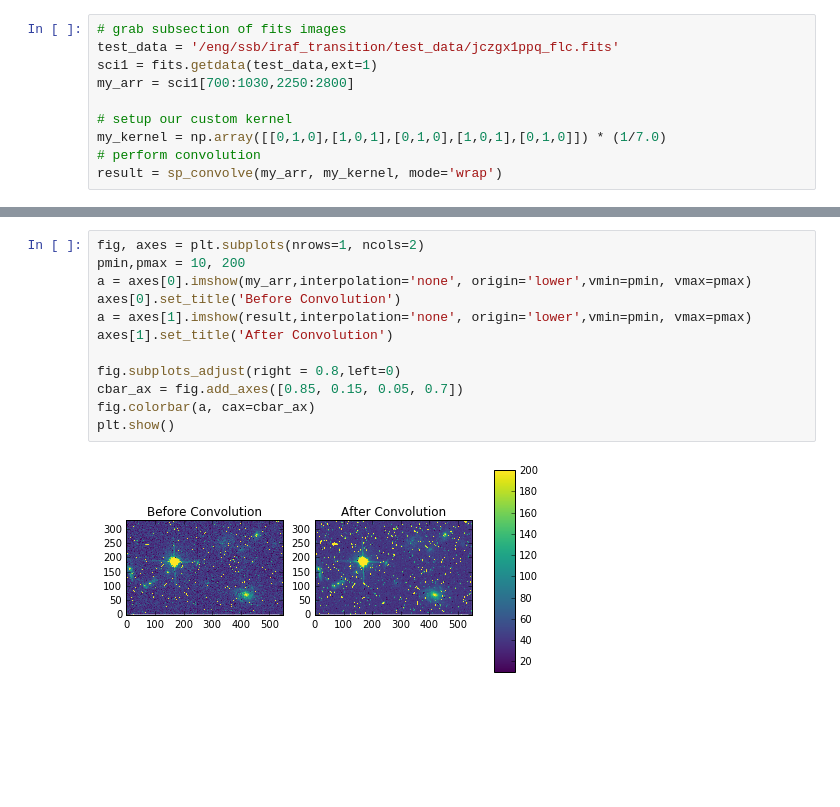
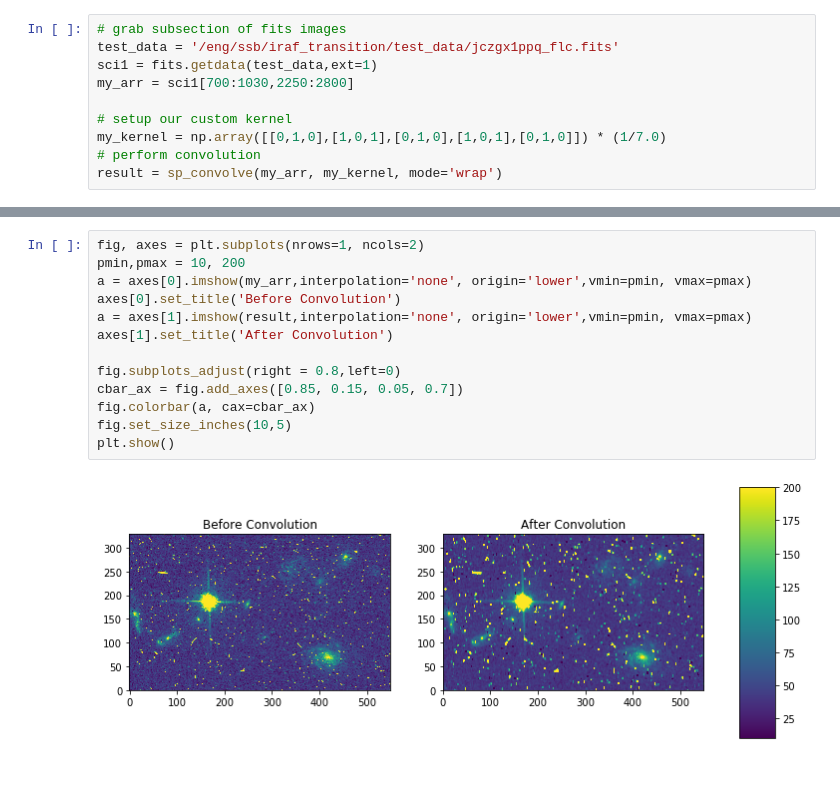
Before and after one commit to spacetelescope/stak-notebooks, a Jupyter notebook: notebooks/images.imfilter.ipynb, the cells around one changed output, grey strips where cells are left out. Saved outputs shown, nothing was run; the diff lists cells and outputs as text; blank space fills up the shorter version.

```diff
--- a/notebooks/images.imfilter.ipynb
+++ b/notebooks/images.imfilter.ipynb
@@ -191,17 +193,18 @@ plt.show()
 # %%
 fig, axes = plt.subplots(nrows=1, ncols=2)
 pmin,pmax = 10, 200
 a = axes[0].imshow(my_arr,interpolation='none', origin='lower',vmin=pmin, vmax=pmax)
 axes[0].set_title('Before Convolution')
 a = axes[1].imshow(result,interpolation='none', origin='lower',vmin=pmin, vmax=pmax)
 axes[1].set_title('After Convolution')
 
 fig.subplots_adjust(right = 0.8,left=0)
 cbar_ax = fig.add_axes([0.85, 0.15, 0.05, 0.7])
 fig.colorbar(a, cax=cbar_ax)
+fig.set_size_inches(10,5)
 plt.show()
 # %% [output]
-[figure, old version]
+[figure, new version]
 # %% [markdown]
 <br>
 # %% [markdown]
```
Also changed, not shown: parts of 18 cells of this notebook.
